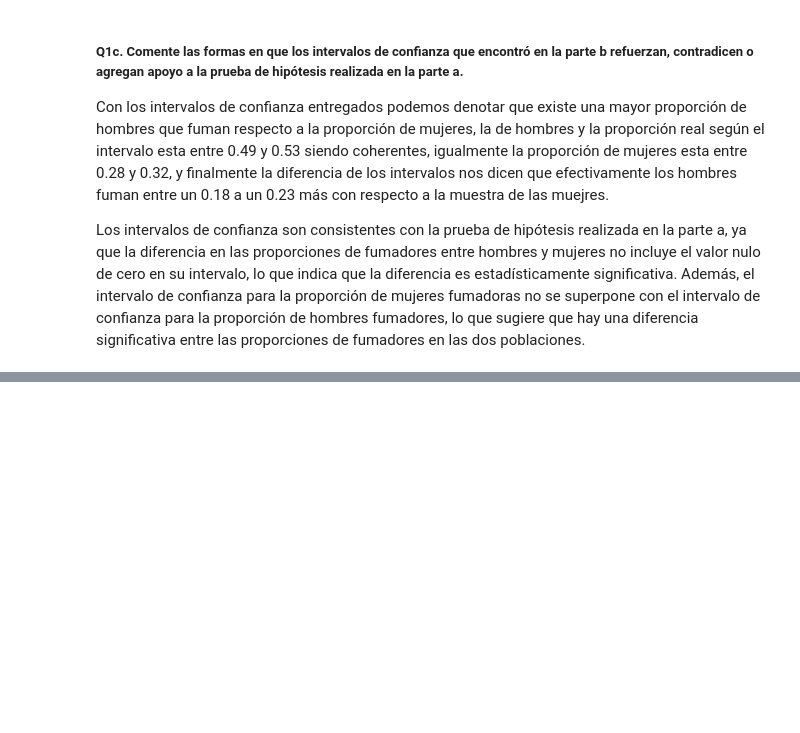
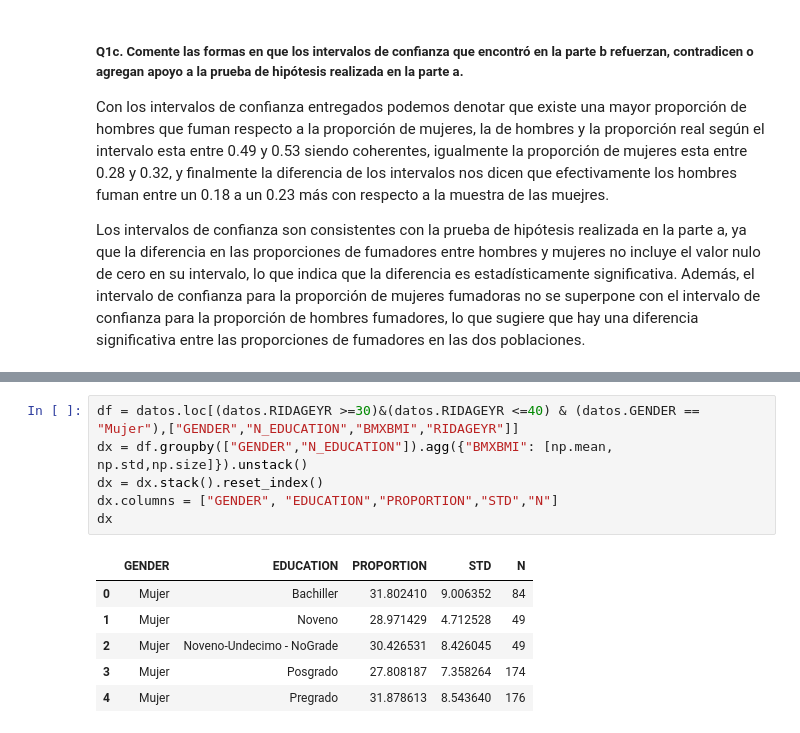
Before and after one commit to onavarrete04/Introduccion-Ciencia-Datos, a Jupyter notebook: ESTADÍSTICA INFERENCIAL-2023.ipynb, the cells around one changed output, grey strips where cells are left out. Drawn from its saved outputs; the diff is of its cells as text; blank space fills up the shorter version.

```diff
--- a/ESTADÍSTICA INFERENCIAL-2023.ipynb
+++ b/ESTADÍSTICA INFERENCIAL-2023.ipynb
@@ -2866,0 +2972,13 @@ from scipy.stats import t
+# %%
+df = datos.loc[(datos.RIDAGEYR >=30)&(datos.RIDAGEYR <=40) & (datos.GENDER == "Mujer"),["GENDER","N_EDUCATION","BMXBMI","RIDAGEYR"]]
+dx = df.groupby(["GENDER","N_EDUCATION"]).agg({"BMXBMI": [np.mean, np.std,np.size]}).unstack()
+dx = dx.stack().reset_index()
+dx.columns = ["GENDER", "EDUCATION","PROPORTION","STD","N"]
+dx
+# %% [output]
+|  | GENDER | EDUCATION | PROPORTION | STD | N |
+| 0 | Mujer | Bachiller | 31.802410 | 9.006352 | 84 |
+| 1 | Mujer | Noveno | 28.971429 | 4.712528 | 49 |
+| 2 | Mujer | Noveno-Undecimo - NoGrade | 30.426531 | 8.426045 | 49 |
+| 3 | Mujer | Posgrado | 27.808187 | 7.358264 | 174 |
+| 4 | Mujer | Pregrado | 31.878613 | 8.543640 | 176 |
```
Also changed, not shown: parts of 33 cells of this notebook.
